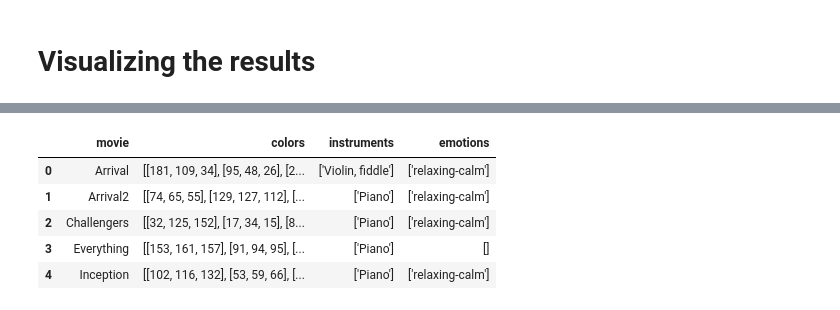
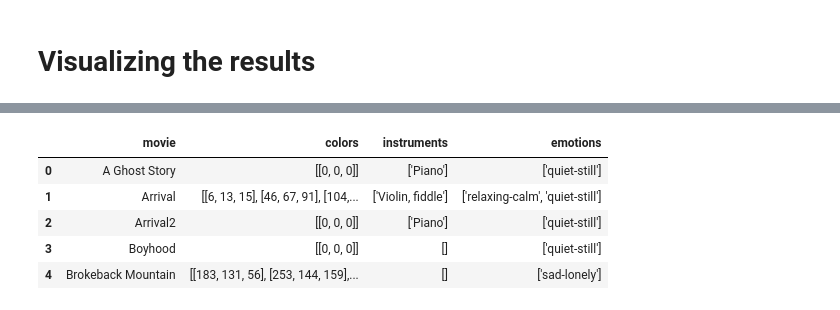
Before and after one commit to chuik633/MusicAnalysis, a Jupyter notebook: visualize.ipynb, the cells around one changed output, grey strips where cells are left out. Cells and saved outputs as stored; diff of their text form; code cells hidden in the pictures.

```diff
--- a/visualize.ipynb
+++ b/visualize.ipynb
@@ -32,15 +42,16 @@ df_encoded = pd.concat([df[['movie']], instruments_encoded, emotions_encoded], a
 #save the encoded dataframe to a csv
 df_encoded.to_csv('./data/music_analysis_encoded.csv', index=False)
 # %%
-#aggregate by movie
+# #aggregate by movie
+df = pd.read_csv('./data/music_analysis.csv')
 movie_group = df.groupby('movie').agg(lambda lists: list(set(item  for item in lists ))[0]).reset_index()
 movie_group['colors'] = df['colors'].apply(ast.literal_eval)
 movie_group.head()
 # %% [output]
 |  | movie | colors | instruments | emotions |
-| 0 | Arrival | [[181, 109, 34], [95, 48, 26], [2... | ['Violin, fiddle'] | ['relaxing-calm'] |
-| 1 | Arrival2 | [[74, 65, 55], [129, 127, 112], [... | ['Piano'] | ['relaxing-calm'] |
-| 2 | Challengers | [[32, 125, 152], [17, 34, 15], [8... | ['Piano'] | ['relaxing-calm'] |
-| 3 | Everything | [[153, 161, 157], [91, 94, 95], [... | ['Piano'] | [] |
-| 4 | Inception | [[102, 116, 132], [53, 59, 66], [... | ['Piano'] | ['relaxing-calm'] |
+| 0 | A Ghost Story | [[0, 0, 0]] | ['Piano'] | ['quiet-still'] |
+| 1 | Arrival | [[6, 13, 15], [46, 67, 91], [104,... | ['Violin, fiddle'] | ['relaxing-calm', 'quiet-still'] |
+| 2 | Arrival2 | [[0, 0, 0]] | ['Piano'] | ['quiet-still'] |
+| 3 | Boyhood | [[0, 0, 0]] | [] | ['quiet-still'] |
+| 4 | Brokeback Mountain | [[183, 131, 56], [253, 144, 159],... | [] | ['sad-lonely'] |
 # %%
```
Also changed, not shown: parts of 5 cells of this notebook, 8 other files.
